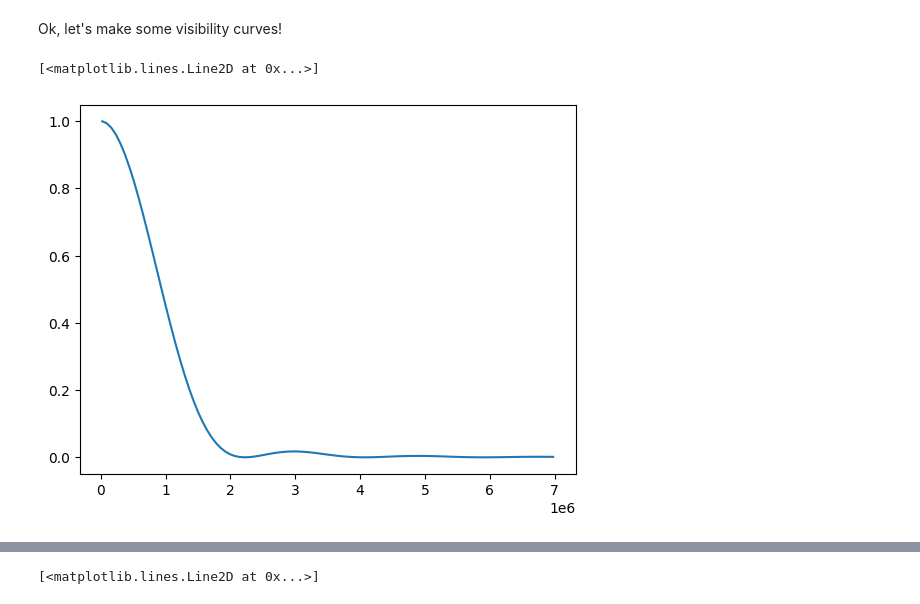
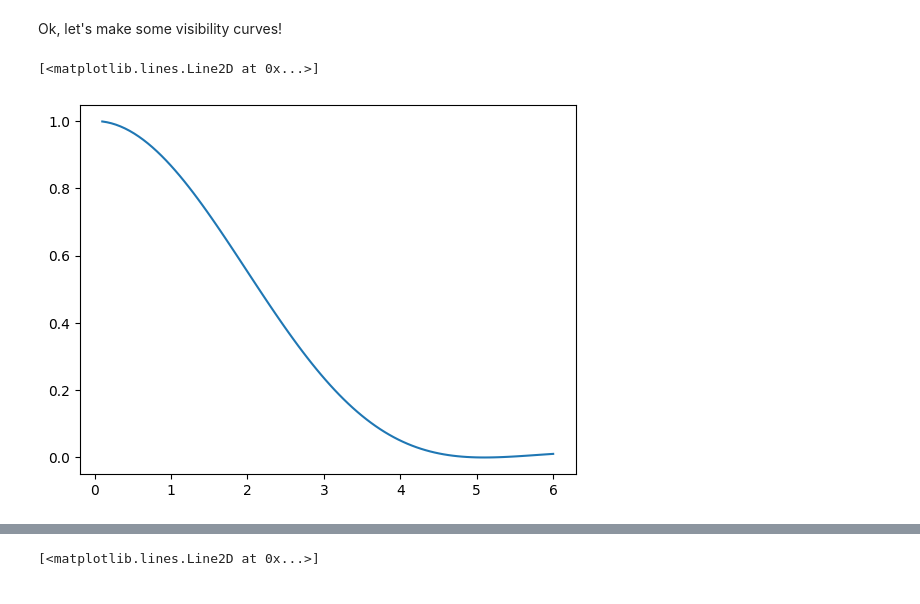
Before and after one commit to benjaminpope/ami, a Jupyter notebook: notebooks/disk_ami.ipynb, the cells around one changed output, grey strips where cells are left out. Cells and saved outputs as stored; diff of their text form; code cells hidden in the pictures.

```diff
--- a/notebooks/disk_ami.ipynb
+++ b/notebooks/disk_ami.ipynb
@@ -122,6 +125,9 @@ def rebin(array_in,factor):
 def j1(x):
     return jax.scipy.special.bessel_jn(x,v=1,n_iter=50)[1]
 
+def j0(x):
+    return jax.scipy.special.bessel_jn(x,v=0,n_iter=50)[0]
+
 @jit
 @vmap
 def jinc(x):
@@ -136,6 +142,12 @@ def vis_ud(d,u,v):
     r = np.sqrt(u**2+v**2)
     diam = d*mas2rad
     t = jinc(np.pi*diam*r)
+    return t
+
+def vis_ring(d,u,v):
+    r = np.sqrt(u**2+v**2)
+    diam = d*mas2rad
+    t = j0(np.pi*diam*r)
     return t
 
 def vis_ellipse_disk(semi_axis,ecc,theta,u,v):
@@ -165,6 +177,14 @@ def vis_ellipse_high_contrast(semi_axis,ecc,theta,thick,con,u,v):
     norm = vis_ellipse_thin(semi_axis,ecc,theta,thick,np.array([1e-5]),np.array([1e-5]))
     vises = l2*(vises/norm) + l1
     return vises
+
+def vis_ring_high_contrast(diam,con,u,v):
+    l2 = 1. / (con + 1)
+    l1 = 1 - l2
+
+    vises = vis_ring(diam,u,v)
+    vises = l2*(vises) + l1
+    return vises
 # %%
 fig, (ax1,ax2) = plt.subplots(1,2,figsize=(9,5))
 
@@ -182,11 +202,11 @@ wavel = 4.3e-6
 
 u, v = bls[:,0], bls[:,1]
 u, v = u/wavel, v/wavel
-utest = np.linspace(0.1,30.,100)/wavel
+utest = np.linspace(0.1,6.,100)/wavel
 # %%
-diam = 80.
+diam = 150.
 vis = vis_ud(diam,utest,utest)**2
-plt.plot(utest,vis)
+plt.plot(utest*wavel,vis)
 # %% [output]
 [<matplotlib.lines.Line2D at 0x...>]
-[figure, old version]
+[figure, new version]
```
Also changed, not shown: parts of 8 cells of this notebook.
